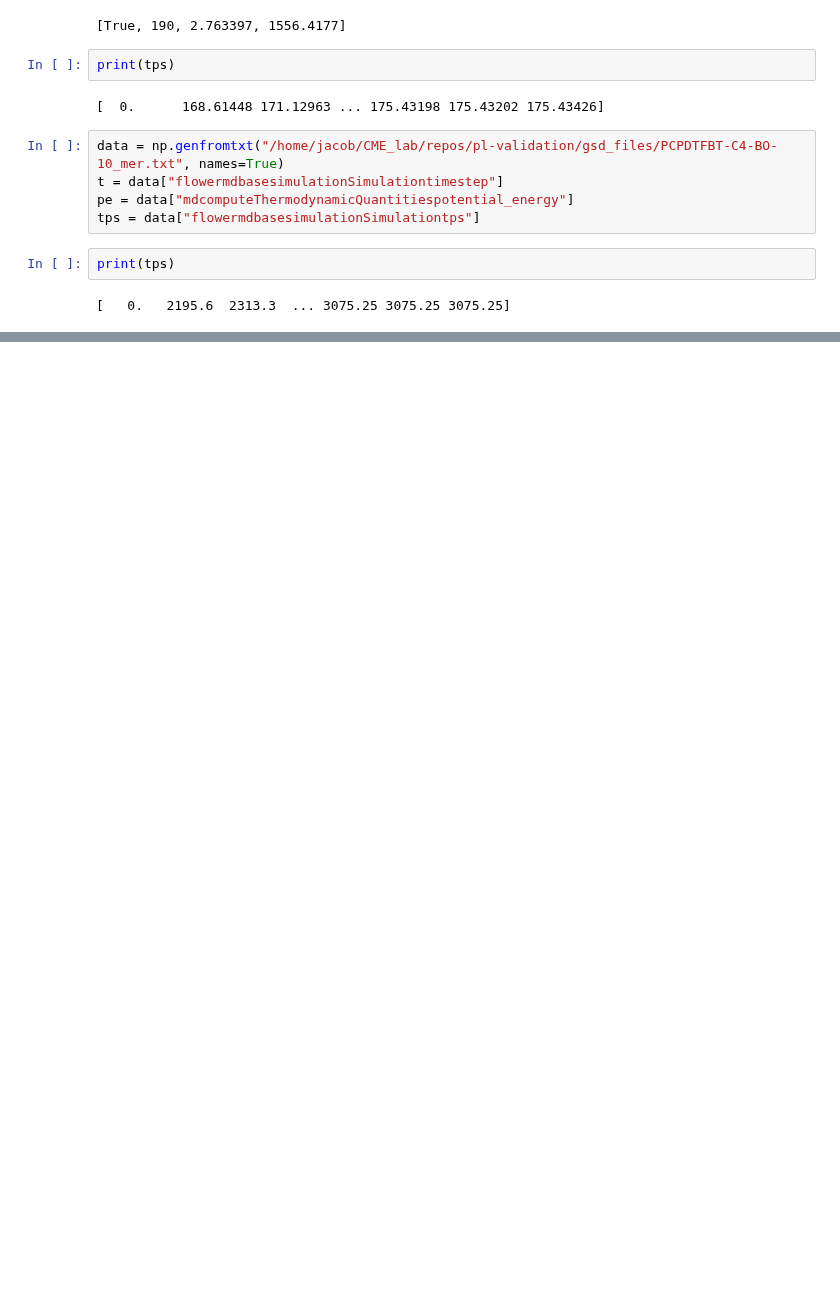
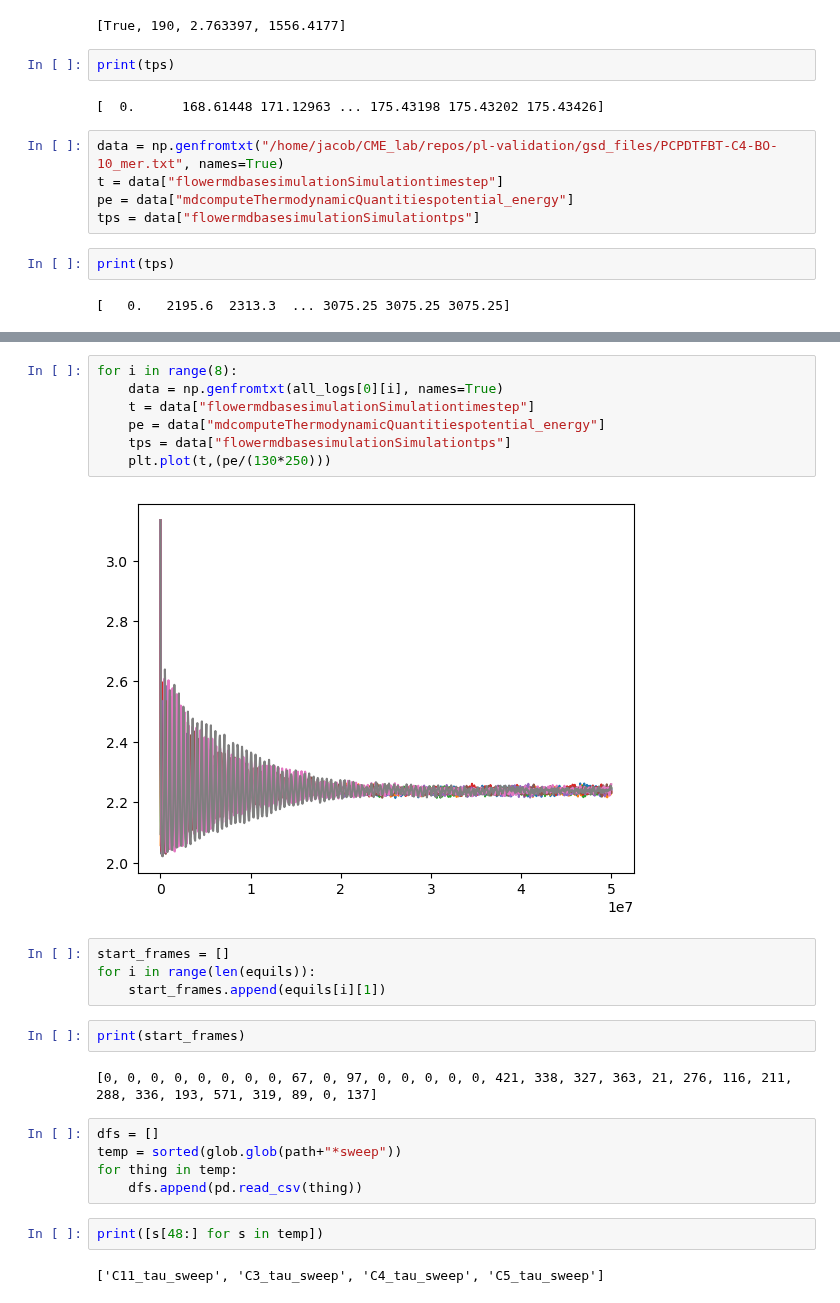
Before and after one commit to cmelab/pl-validation, a Jupyter notebook: data_analysis.ipynb, the cells around one changed output, grey strips where cells are left out. Drawn from its saved outputs; the diff is of its cells as text; blank space fills up the shorter version.

```diff
--- a/data_analysis.ipynb
+++ b/data_analysis.ipynb
@@ -284,0 +293,26 @@ print(tps)
+# %%
+for i in range(8):
+    data = np.genfromtxt(all_logs[0][i], names=True)
+    t = data["flowermdbasesimulationSimulationtimestep"]
+    pe = data["mdcomputeThermodynamicQuantitiespotential_energy"]
+    tps = data["flowermdbasesimulationSimulationtps"]
+    plt.plot(t,(pe/(130*250)))
+# %% [output]
+[figure, added]
+# %%
+start_frames = []
+for i in range(len(equils)):
+    start_frames.append(equils[i][1])
+# %%
+print(start_frames)
+# %% [output]
+[0, 0, 0, 0, 0, 0, 0, 0, 67, 0, 97, 0, 0, 0, 0, 0, 421, 338, 327, 363, 21, 276, 116, 211, 288, 336, 193, 571, 319, 89, 0, 137]
+# %%
+dfs = []
+temp = sorted(glob.glob(path+"*sweep"))
+for thing in temp:
+    dfs.append(pd.read_csv(thing))
+# %%
+print([s[48:] for s in temp])
+# %% [output]
+['C11_tau_sweep', 'C3_tau_sweep', 'C4_tau_sweep', 'C5_tau_sweep']
```
Also changed, not shown: parts of 13 cells of this notebook, 39 other files.
